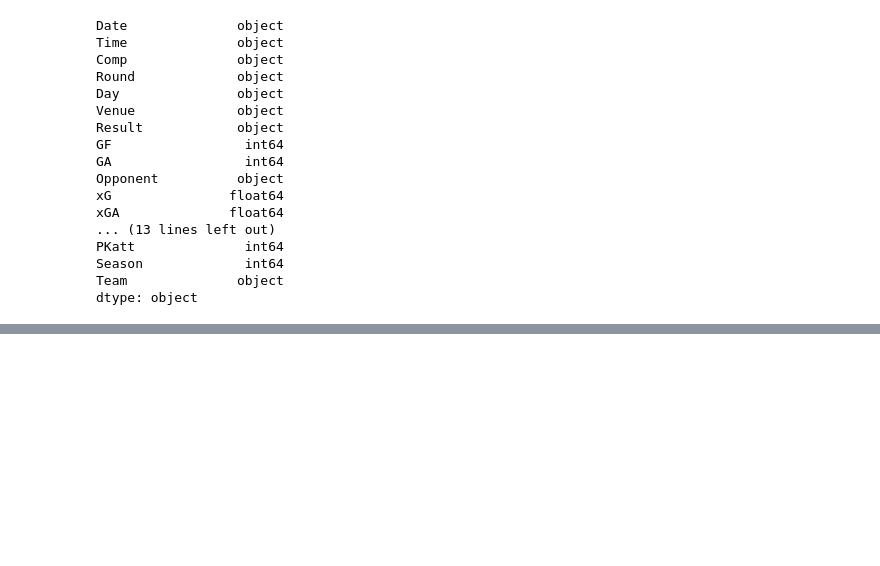
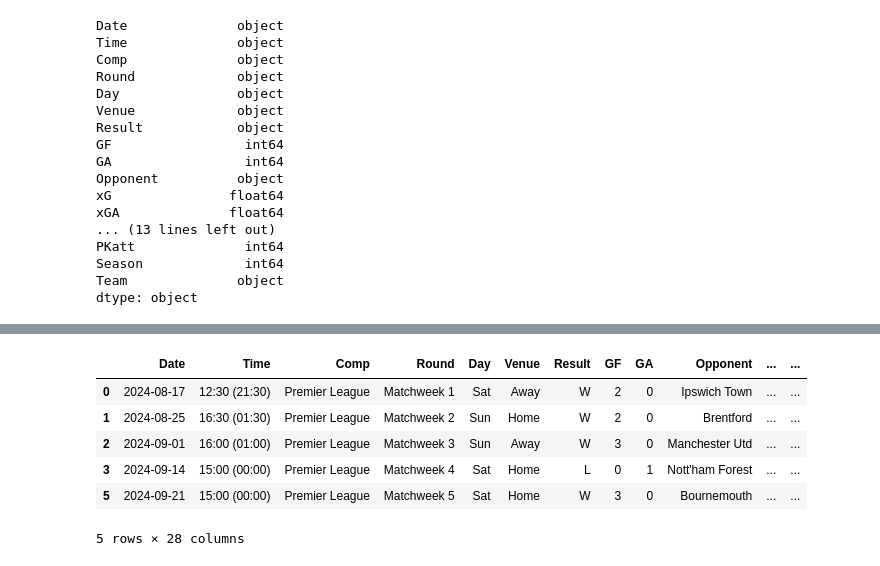
Before and after one commit to Ivan-engunsw/FPLPredict, a Jupyter notebook: mode.ipynb, the cells around one changed output, grey strips where cells are left out. Drawn from its saved outputs; the diff is of its cells as text; code cells hidden in the pictures; blank space fills up the shorter version.

```diff
--- a/mode.ipynb
+++ b/mode.ipynb
@@ -53 +105,11 @@ dtype: object
+# %%
+matches.head()
+# %% [output]
+|  | Date | Time | Comp | Round | Day | Venue | Result | GF | GA | Opponent | ... | ... |
+| 0 | 2024-08-17 | 12:30 (21:30) | Premier League | Matchweek 1 | Sat | Away | W | 2 | 0 | Ipswich Town | ... | ... |
+| 1 | 2024-08-25 | 16:30 (01:30) | Premier League | Matchweek 2 | Sun | Home | W | 2 | 0 | Brentford | ... | ... |
+| 2 | 2024-09-01 | 16:00 (01:00) | Premier League | Matchweek 3 | Sun | Away | W | 3 | 0 | Manchester Utd | ... | ... |
+| 3 | 2024-09-14 | 15:00 (00:00) | Premier League | Matchweek 4 | Sat | Home | L | 0 | 1 | Nott'ham Forest | ... | ... |
+| 5 | 2024-09-21 | 15:00 (00:00) | Premier League | Matchweek 5 | Sat | Home | W | 3 | 0 | Bournemouth | ... | ... |
+5 rows × 28 columns
 # %%
```
Also changed, not shown: parts of 18 cells of this notebook.
